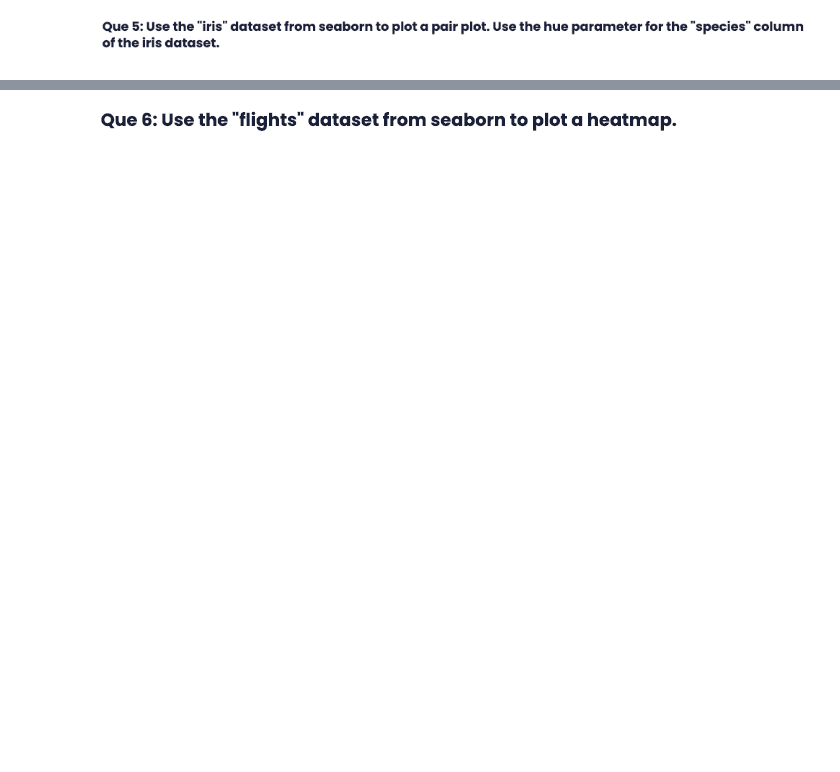
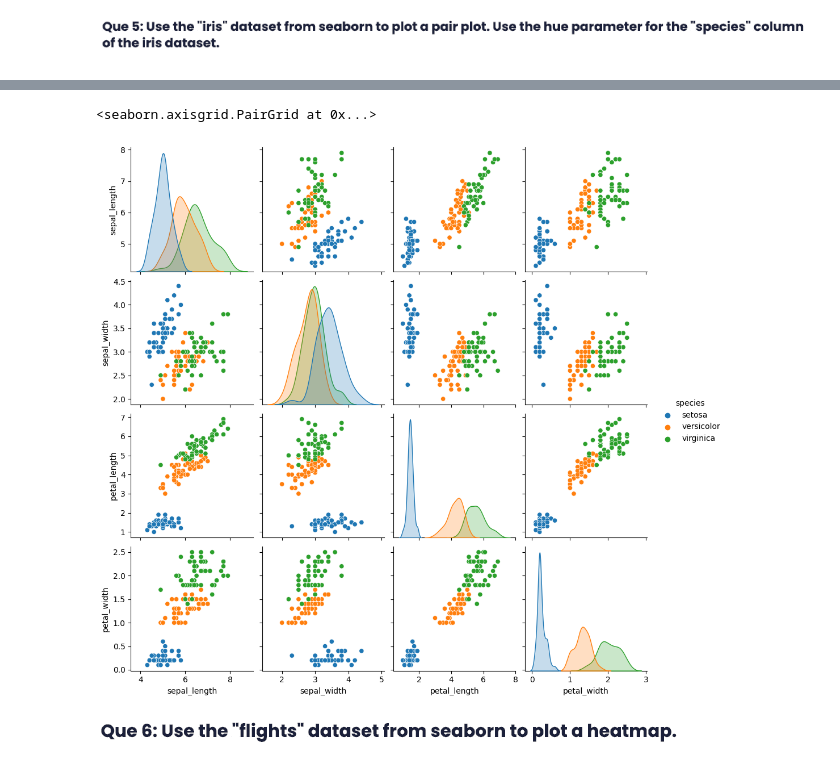
Before and after one commit to srijan1/Data_Science_Masters, a Jupyter notebook: 3_March_Assignment.ipynb, the cells around one changed output, grey strips where cells are left out. Drawn from its saved outputs; the diff is of its cells as text; code cells hidden in the pictures; blank space fills up the shorter version.

```diff
--- a/3_March_Assignment.ipynb
+++ b/3_March_Assignment.ipynb
@@ -77,0 +89,3 @@ iris =
+# %%
+iris = sns.load_dataset('iris')
+iris.head()
@@ -78,2 +99,7 @@ iris =
+# %%
+sns.pairplot(iris,hue = 'species')
+# %% [output]
+<seaborn.axisgrid.PairGrid at 0x...>
+[figure, added]
 # %% [markdown]
 ![image.png](attachment:image.png)
```
Also changed, not shown: parts of 8 cells of this notebook.
